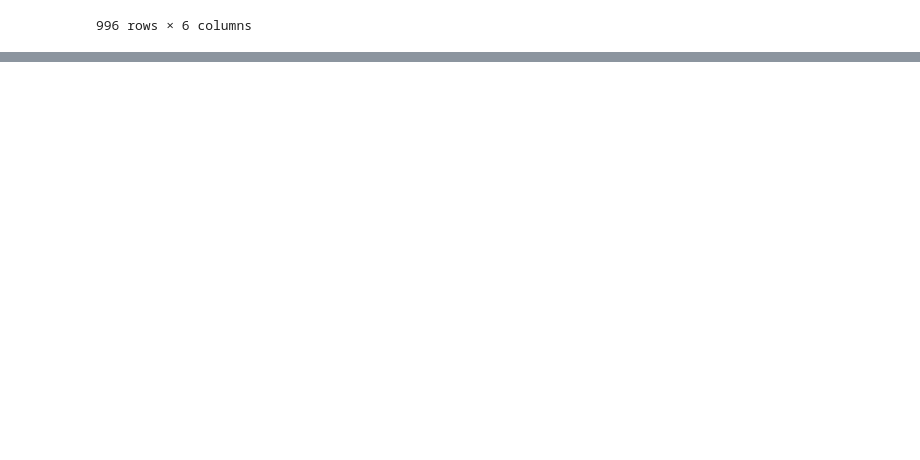
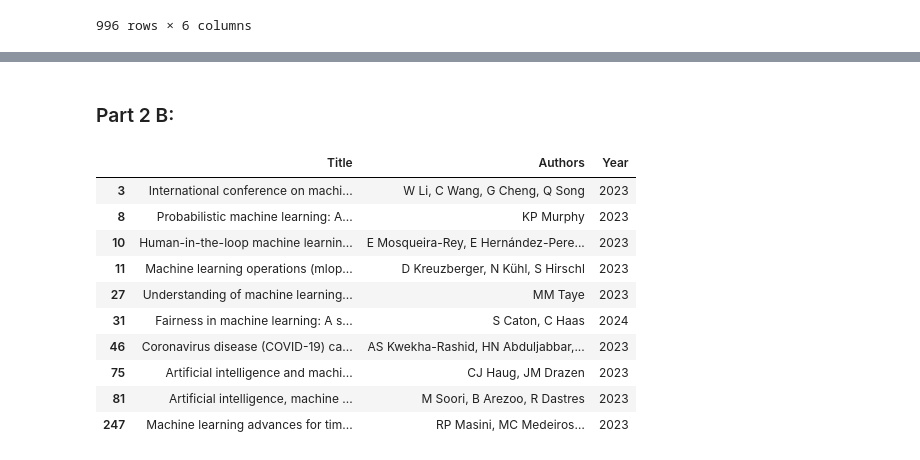
Before and after one commit to K-Hannan12/COS-482, a Jupyter notebook: HW1/COS482_HW1.ipynb, the cells around one changed output, grey strips where cells are left out. Cells and saved outputs as stored; diff of their text form; code cells hidden in the pictures; blank space fills up the shorter version.

Commit message:
Added parts throw b-e

```diff
--- a/HW1/COS482_HW1.ipynb
+++ b/HW1/COS482_HW1.ipynb
@@ -258,0 +247,26 @@ new_df
+# %% [markdown]
+### Part 2 B:
+# %%
+# get data from csv
+clean_df = pd.read_csv('ml_articles_info-cleaned.csv')
+# %%
+#Getting the title, authors, and year of all the articles published in 2023 or later with more than 300 citations
+
+#convert Year column to int
+clean_df = clean_df.astype({'Year': 'int64'})
+more_then_300 = clean_df[(clean_df['Year'] >= 2023) & (clean_df['Citation_Count'] > 300)]
+more_then_300 = more_then_300[['Title', 'Authors', 'Year']]
+# %%
+more_then_300
+# %% [output]
+|  | Title | Authors | Year |
+| 3 | International conference on machi... | W Li, C Wang, G Cheng, Q Song | 2023 |
+| 8 | Probabilistic machine learning: A... | KP Murphy | 2023 |
+| 10 | Human-in-the-loop machine learnin... | E Mosqueira-Rey, E Hernández-Pere... | 2023 |
+| 11 | Machine learning operations (mlop... | D Kreuzberger, N Kühl, S Hirschl | 2023 |
+| 27 | Understanding of machine learning... | MM Taye | 2023 |
+| 31 | Fairness in machine learning: A s... | S Caton, C Haas | 2024 |
+| 46 | Coronavirus disease (COVID-19) ca... | AS Kwekha-Rashid, HN Abduljabbar,... | 2023 |
+| 75 | Artificial intelligence and machi... | CJ Haug, JM Drazen | 2023 |
+| 81 | Artificial intelligence, machine ... | M Soori, B Arezoo, R Dastres | 2023 |
+| 247 | Machine learning advances for tim... | RP Masini, MC Medeiros… | 2023 |
```
Also changed, not shown: parts of 13 cells of this notebook, 1 other file.
